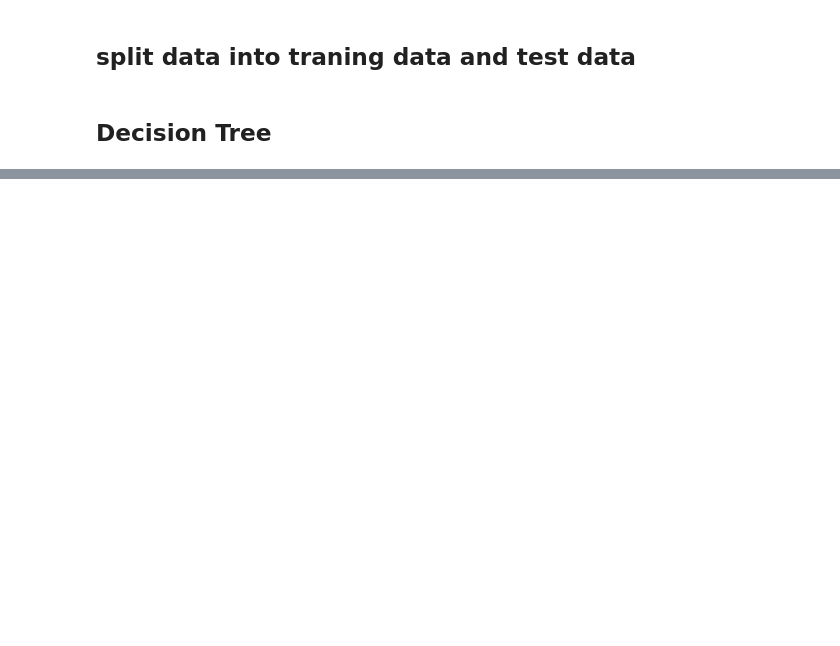
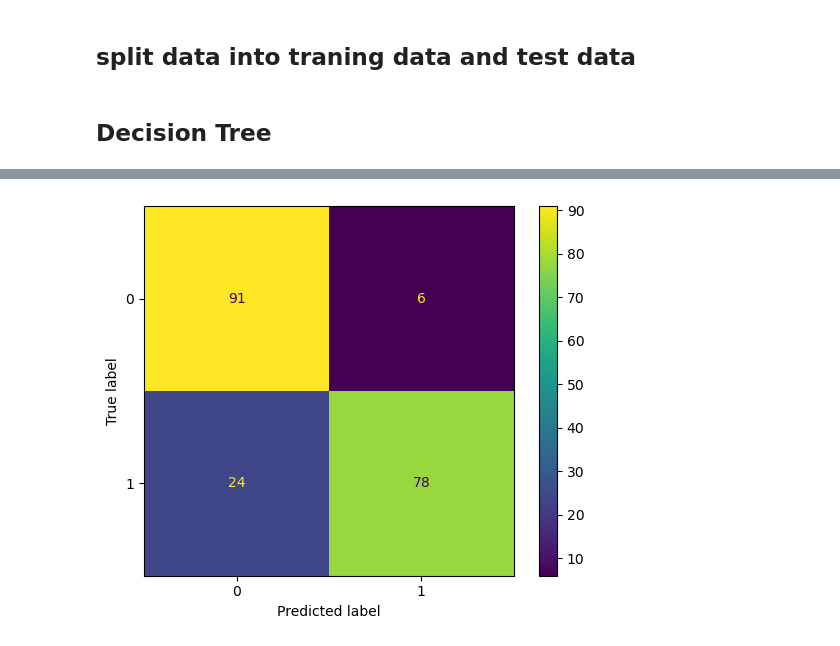
Before and after one commit to notfakearcher/yanjun, a Jupyter notebook: 01_topics/machine_learning/supervised_learning/credit_card.ipynb, the cells around one changed output, grey strips where cells are left out. Saved outputs shown, nothing was run; the diff lists cells and outputs as text; code cells hidden in the pictures; blank space fills up the shorter version.

```diff
--- a/01_topics/machine_learning/supervised_learning/credit_card.ipynb
+++ b/01_topics/machine_learning/supervised_learning/credit_card.ipynb
@@ -147,0 +169,10 @@ ValueError: could not convert string to float: '?'
+# %%
+# use the model to predict the results
+y_pred = model.predict(X_test)
+# calculate the confusion metrics
+cm = confusion_matrix(target_test, y_pred)
+dis = ConfusionMatrixDisplay(cm)
+dis.plot()
+plt.show()
+# %% [output]
+[figure, added]
```
Also changed, not shown: parts of 11 cells of this notebook.
